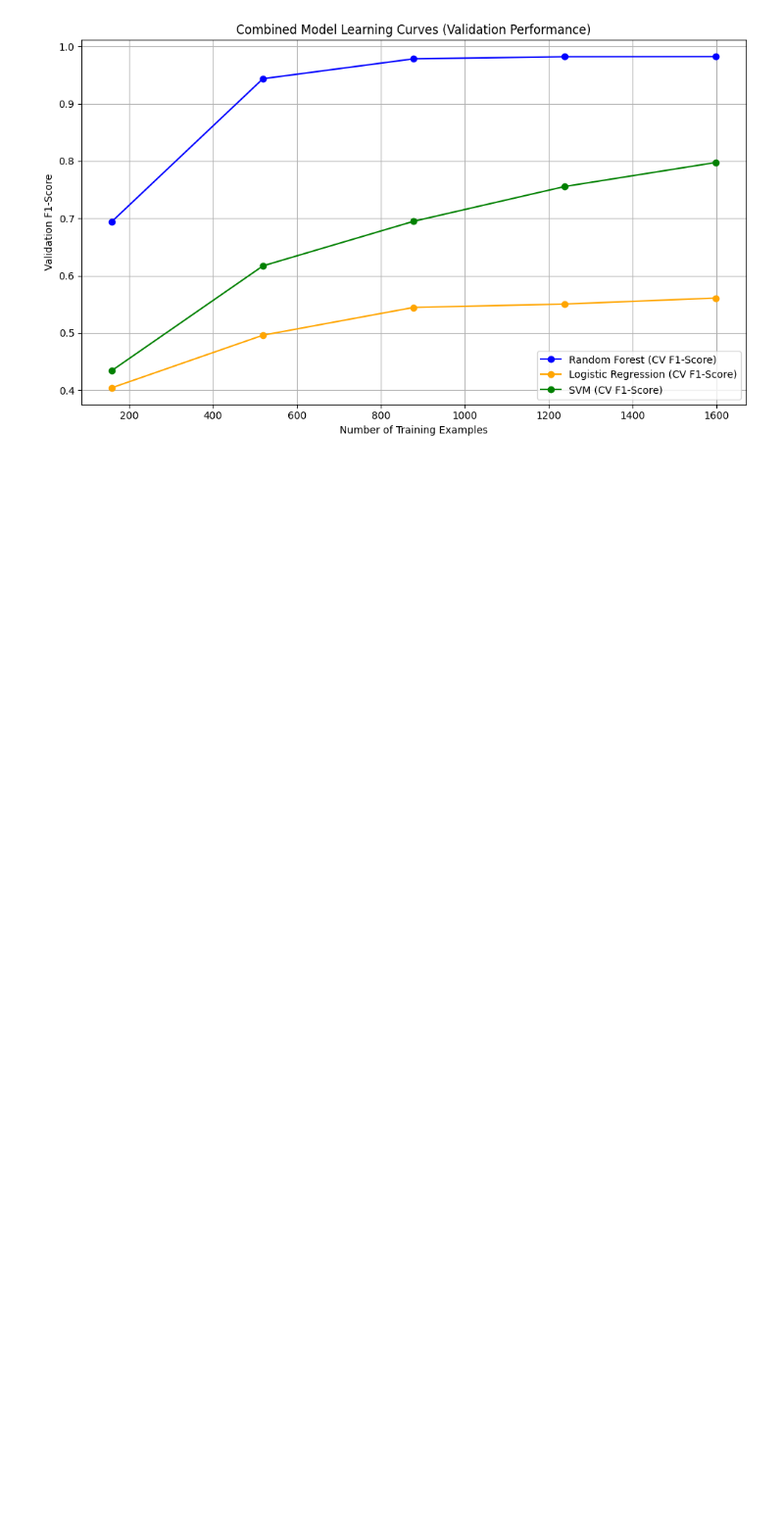
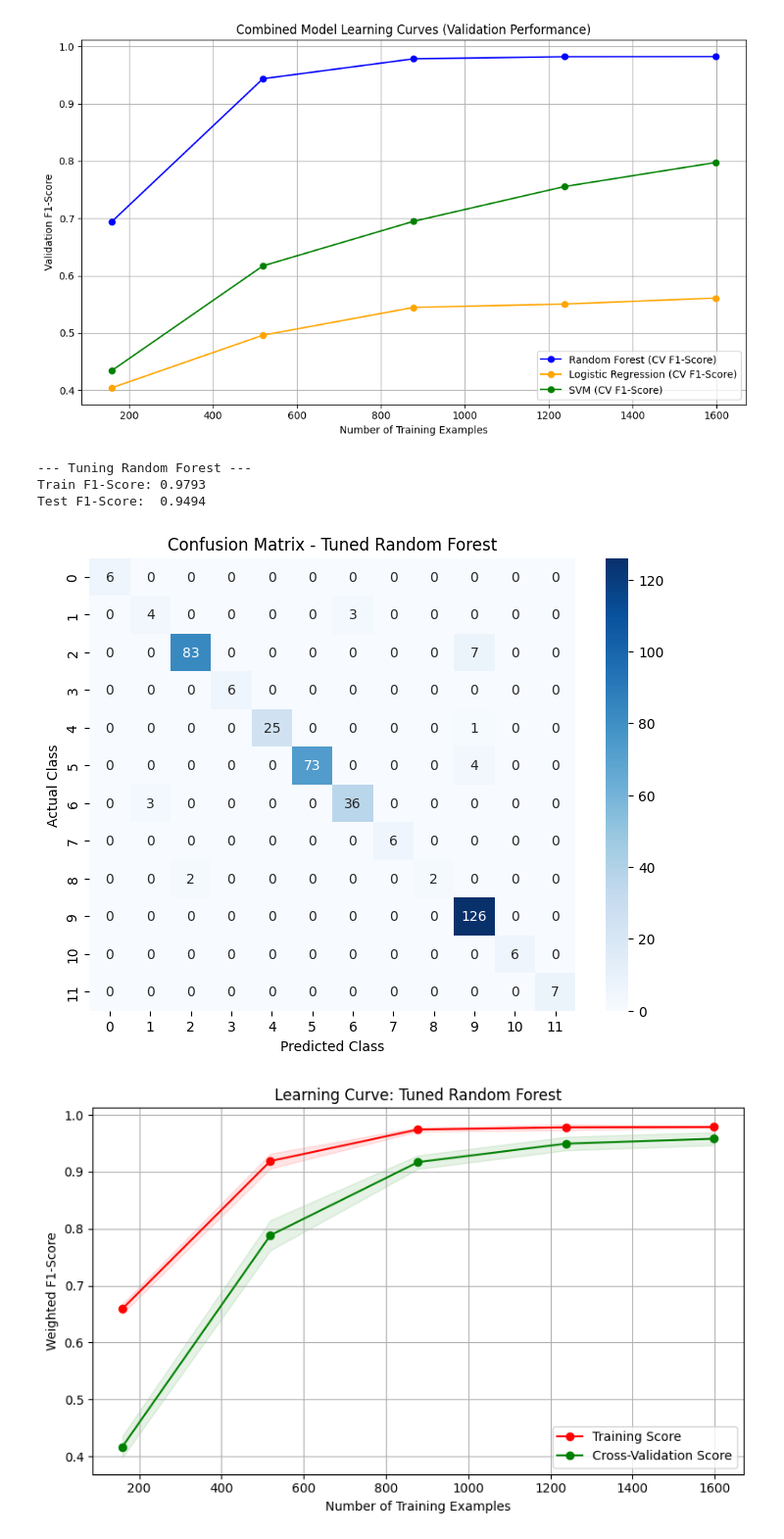
Before and after one commit to ppanturat/Classification-of-Twelve-Types-of-Depression, a Jupyter notebook: model_trained_der ver/Train_model_Dear_ver.ipynb, the cells around one changed output. Shown at 98% size. Cells and saved outputs as stored; diff of their text form; code cells hidden in the pictures; blank space fills up the shorter version.

```diff
--- a/model_trained_der ver/Train_model_Dear_ver.ipynb
+++ b/model_trained_der ver/Train_model_Dear_ver.ipynb
@@ -237,3 +233,42 @@ plt.show()
 [figure]
 [figure]
 [figure]
+# %%
+# --- Tuned Random Forest (Reducing Overfit) ---
+print("--- Tuning Random Forest ---")
+
+# Applying regularization parameters to prevent the trees from growing too deep and memorizing data
+rf_tuned = RandomForestClassifier(
+    n_estimators=100,
+    max_depth=10,              # Restrict maximum depth of the tree
+    min_samples_split=10,      # Require at least 10 samples to split an internal node
+    min_samples_leaf=5,        # Require at least 5 samples to be at a leaf node
+    random_state=42
+)
+
+rf_tuned.fit(X_train, y_train)
+
+# Evaluate
+y_train_pred_rf = rf_tuned.predict(X_train)
+y_test_pred_rf = rf_tuned.predict(X_test)
+
+print(f"Train F1-Score: {f1_score(y_train, y_train_pred_rf, average='weighted'):.4f}")
+print(f"Test F1-Score:  {f1_score(y_test, y_test_pred_rf, average='weighted'):.4f}")
+
+# Confusion Matrix
+plt.figure(figsize=(8, 6))
+cm_rf = confusion_matrix(y_test, y_test_pred_rf)
+sns.heatmap(cm_rf, annot=True, fmt='d', cmap='Blues')
+plt.title('Confusion Matrix - Tuned Random Forest')
+plt.xlabel('Predicted Class')
+plt.ylabel('Actual Class')
+plt.show()
+
+# Learning Curve
+plot_individual_learning_curve(rf_tuned, 'Tuned Random Forest', X, y)
+# %% [output]
+--- Tuning Random Forest ---
+Train F1-Score: 0.9793
+Test F1-Score:  0.9494
+[figure, added]
+[figure, added]
```
Also changed, not shown: parts of 10 cells of this notebook.
